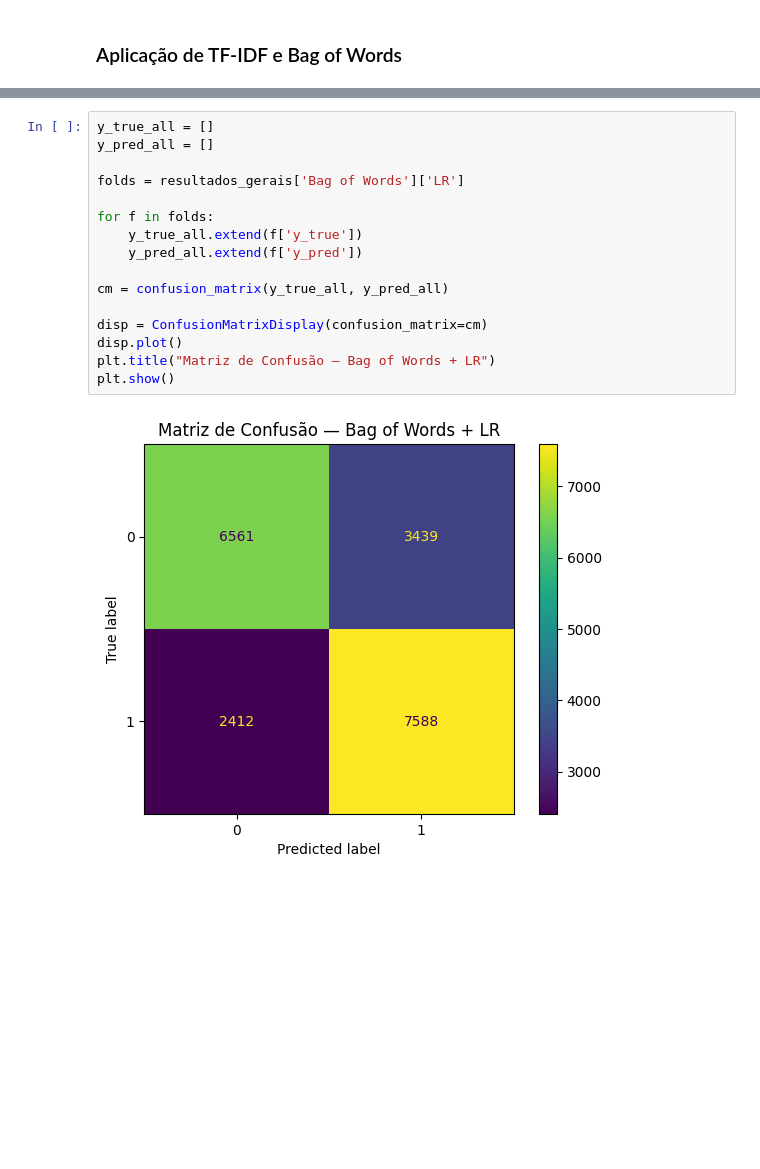
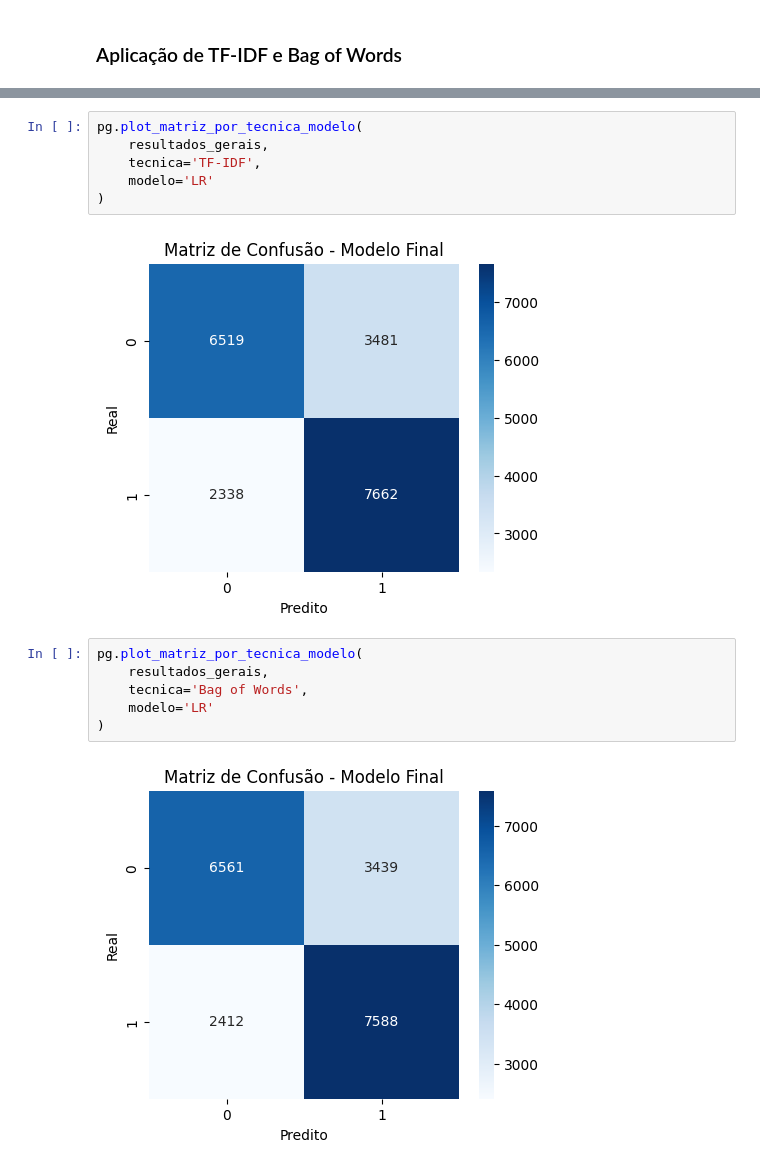
Before and after one commit to EvertonTeix/CdD_2025.2, a Jupyter notebook: notebooks/T3/Processamento de linguagem natural/sentimentos_twitter.ipynb, the cells around one changed output, grey strips where cells are left out. Saved outputs shown, nothing was run; the diff lists cells and outputs as text; blank space fills up the shorter version.

```diff
--- a/notebooks/T3/Processamento de linguagem natural/sentimentos_twitter.ipynb
+++ b/notebooks/T3/Processamento de linguagem natural/sentimentos_twitter.ipynb
@@ -312,18 +294,16 @@ plt.show()
-# %%
-y_true_all = []
-y_pred_all = []
-
-folds = resultados_gerais['Bag of Words']['LR']
-
-for f in folds:
-    y_true_all.extend(f['y_true'])
-    y_pred_all.extend(f['y_pred'])
-
-cm = confusion_matrix(y_true_all, y_pred_all)
-
-disp = ConfusionMatrixDisplay(confusion_matrix=cm)
-disp.plot()
-plt.title("Matriz de Confusão — Bag of Words + LR")
-plt.show()
-# %% [output]
-[figure, removed]
+# %%
+pg.plot_matriz_por_tecnica_modelo(
+    resultados_gerais,
+    tecnica='TF-IDF',
+    modelo='LR'
+)
+# %% [output]
+[figure, added]
+# %%
+pg.plot_matriz_por_tecnica_modelo(
+    resultados_gerais,
+    tecnica='Bag of Words',
+    modelo='LR'
+)
+# %% [output]
+[figure, added]
```
Also changed, not shown: parts of 5 cells of this notebook, 3 other files.
